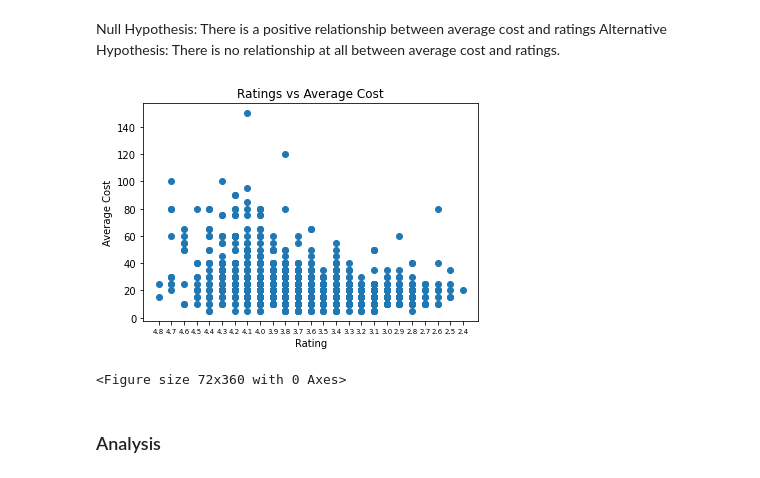
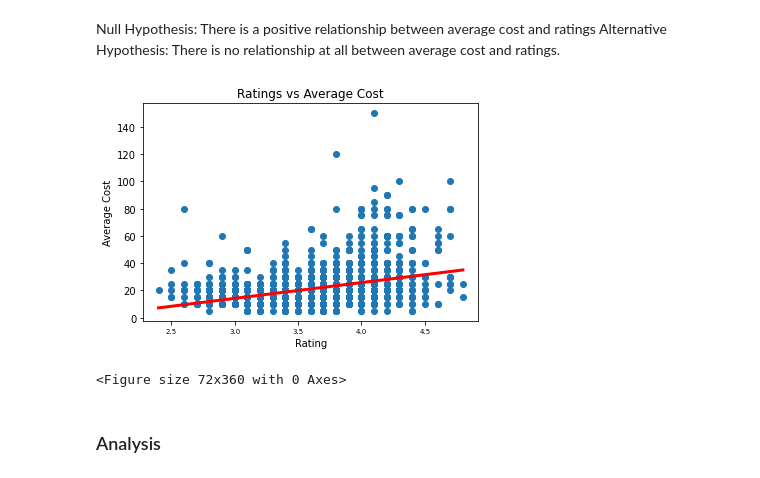
Before and after one commit to Bremull/Xtern_2020, a Jupyter notebook: Xtern Data Science Work Sample.ipynb, the cells around one changed output. Saved outputs shown, nothing was run; the diff lists cells and outputs as text; code cells hidden in the pictures.

```diff
--- a/Xtern Data Science Work Sample.ipynb
+++ b/Xtern Data Science Work Sample.ipynb
@@ -77,21 +87,28 @@ Alternative Hypothesis: There is no relationship at all between average cost and
 # %%
 fd = fd.sort_values(by = "Rating", ascending = False)
 y = fd['Average_Cost'].apply(convert_currency)
-x = fd.Rating
+x = fd['Rating'].apply(convert_currency)
+
+stats = linregress(x, y)
+
+m = stats.slope
+b = stats.intercept
+
+plt.plot(x, m * x + b, color="red", linewidth=3)
 
 plt.scatter(x, y)
 
 plt.xlabel("Rating")
 plt.ylabel("Average Cost")
 
 plt.xticks(fontsize=7)
 plt.yticks(fontsize=10)
 plt.title("Ratings vs Average Cost")
 plt.figure(figsize=(1,5))
 
 plt.show()
 # %% [output]
-[figure, old version]
+[figure, new version]
 <Figure size 72x360 with 0 Axes>
 # %% [markdown]
 ### Analysis
```
Also changed, not shown: parts of 28 cells of this notebook.
